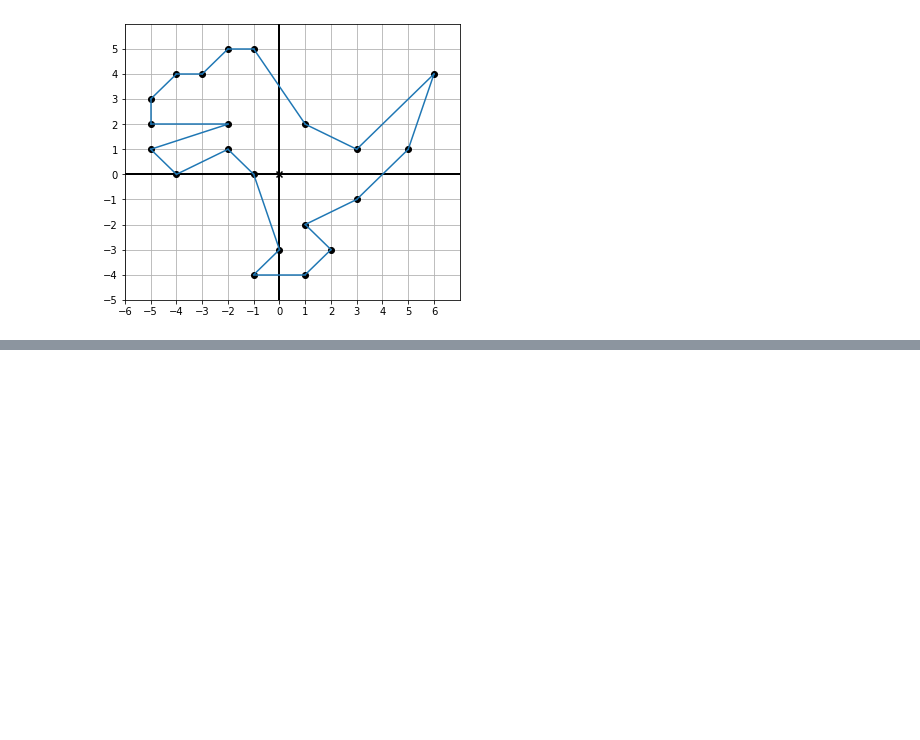
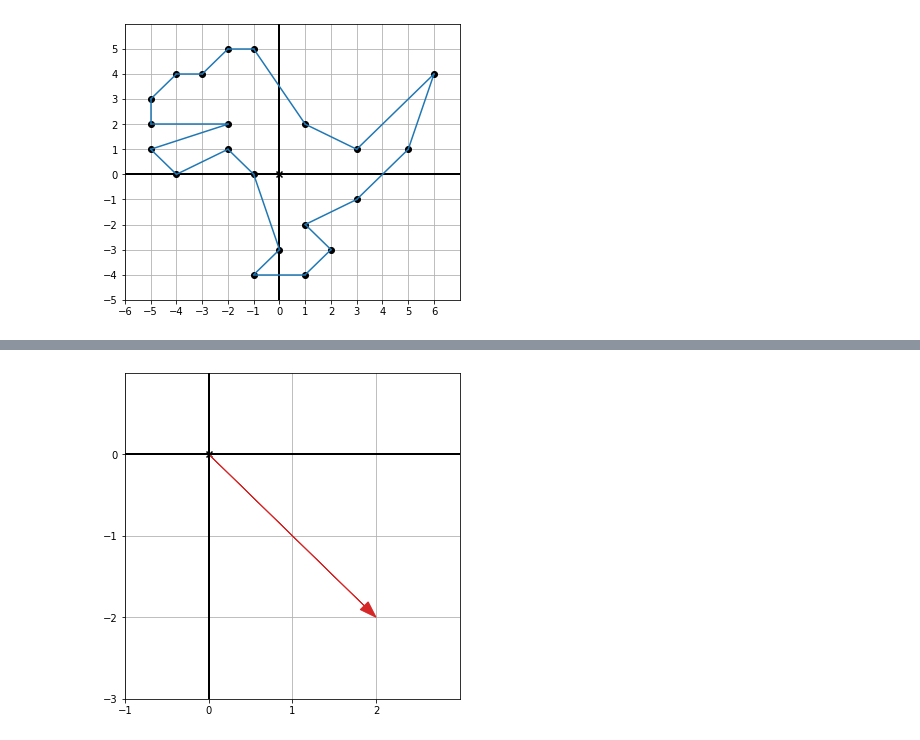
Before and after one commit to sthaha/Math-for-Programmers, a Jupyter notebook: learn/ch02/Ch02.ipynb, the cells around one changed output, grey strips where cells are left out. Cells and saved outputs as stored; diff of their text form; code cells hidden in the pictures; blank space fills up the shorter version.

```diff
--- a/learn/ch02/Ch02.ipynb
+++ b/learn/ch02/Ch02.ipynb
@@ -45,0 +49,8 @@ draw(Points(*v), grid=(1, 10), nice_aspect_ratio=False)
+# %%
+# Draw a point in the plane and the arrow -> (2, -2)
+
+draw(
+  Arrow((2, -2))
+)
+# %% [output]
+[figure, added]
```
Also changed, not shown: parts of 20 cells of this notebook.
